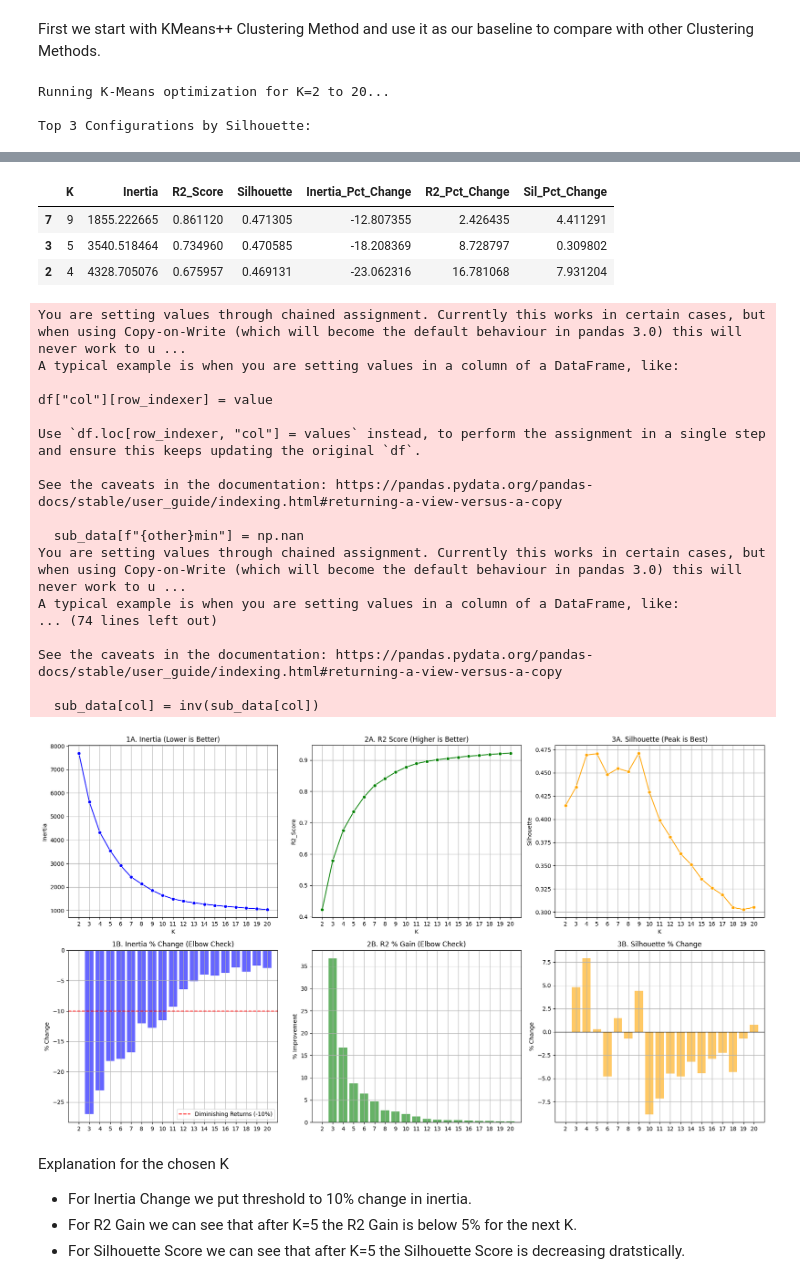
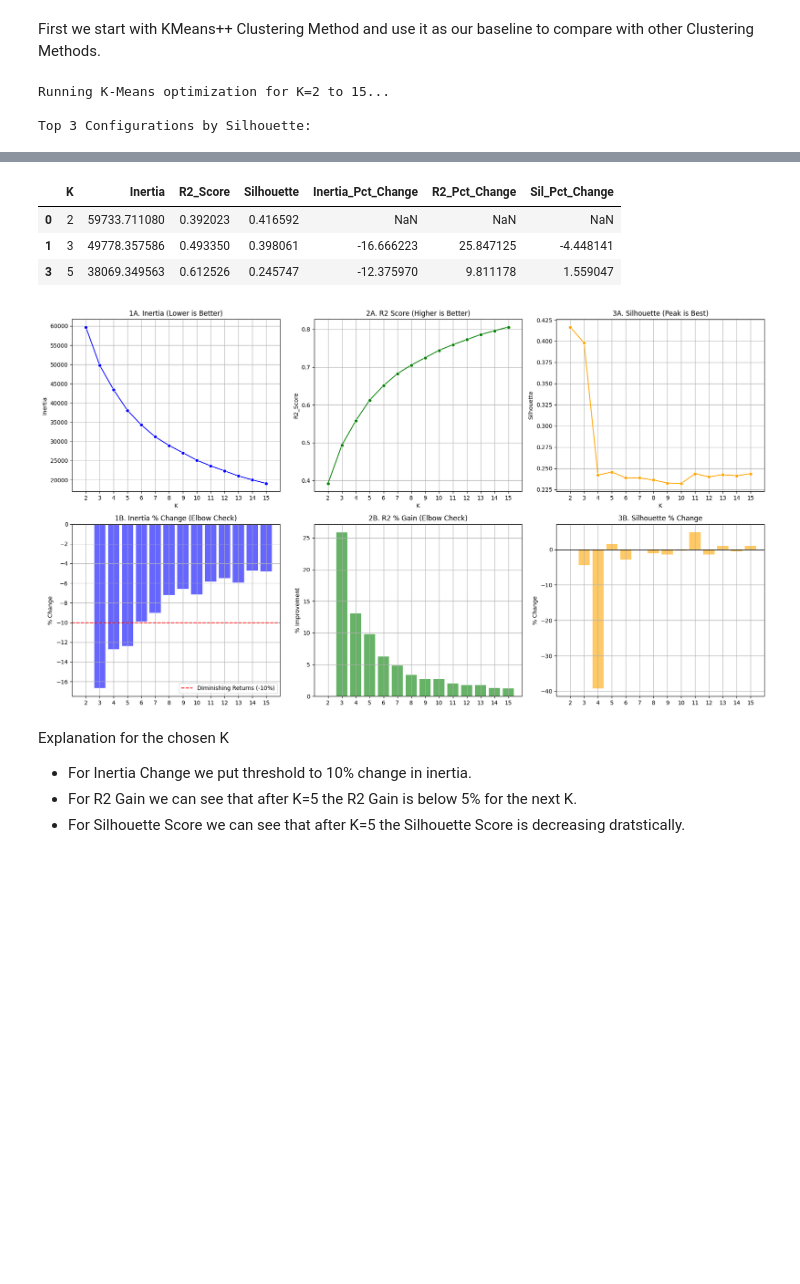
Before and after one commit to Mehmet1700/DataMining2025, a Jupyter notebook: notebooks_deliverable2/02_Clustering_Behavioral_updated.ipynb, the cells around one changed output, grey strips where cells are left out. Cells and saved outputs as stored; diff of their text form; code cells hidden in the pictures; blank space fills up the shorter version.

```diff
--- a/notebooks_deliverable2/02_Clustering_Behavioral_updated.ipynb
+++ b/notebooks_deliverable2/02_Clustering_Behavioral_updated.ipynb
@@ -138,13 +138,17 @@ behavioral_features = [
     'average_distance_per_flight',
     'total_distance',
     'points_redemption_ratio',
-    'IsActive',
     'CustomerTenureDays',
 
+
+]
+
+
+# Try out without one hot encoded features
     # One-hot encoded loyalty status
-    'LoyaltyStatus_Nova',
-    'LoyaltyStatus_Star'
-]
+    #'LoyaltyStatus_Nova'
+    #'LoyaltyStatus_Star'
+    # 'IsActive',
 # %%
 # Show the selected featurescustomers[preference_features].head()
 customers[behavioral_features].head()
@@ -238,7 +239,7 @@ First we start with KMeans++ Clustering Method and use it as our baseline to com
 # %%
 # --- K-Means Optimization with Gradients ---
 
-def optimize_kmeans_gradient(data, k_range=range(2, 21)):
+def optimize_kmeans_gradient(data, k_range=range(2, 16)):
     """
     Runs KMeans++ and calculates Inertia, R2, and Silhouette,
     PLUS their percentage changes (gradients) to find the Elbow.
@@ -279,7 +280,7 @@ def optimize_kmeans_gradient(data, k_range=range(2, 21)):
     return df
 
 # --- EXECUTION ---
-results_df = optimize_kmeans_gradient(df_behavioral, k_range=range(2, 21))
+results_df = optimize_kmeans_gradient(df_behavioral, k_range=range(2, 16))
 
 # Display Top Results (Sorted by Silhouette)
 print("\nTop 3 Configurations by Silhouette:")
@@ -354,6 +355,6 @@ axes[1,2].set_xlim(x_min, x_max) # <--- Align X-Axis
 plt.tight_layout()
 plt.show()
 # %% [output]
-Running K-Means optimization for K=2 to 20...
+Running K-Means optimization for K=2 to 15...
 
 Top 3 Configurations by Silhouette:
@@ -377,25 +361,8 @@ See the caveats in the documentation: https://pandas.pydata.org/pandas-docs/stab
 |  | K | Inertia | R2_Score | Silhouette | Inertia_Pct_Change | R2_Pct_Change | Sil_Pct_Change |
-| 7 | 9 | 1855.222665 | 0.861120 | 0.471305 | -12.807355 | 2.426435 | 4.411291 |
-| 3 | 5 | 3540.518464 | 0.734960 | 0.470585 | -18.208369 | 8.728797 | 0.309802 |
-| 2 | 4 | 4328.705076 | 0.675957 | 0.469131 | -23.062316 | 16.781068 | 7.931204 |
+| 0 | 2 | 59733.711080 | 0.392023 | 0.416592 | NaN | NaN | NaN |
+| 1 | 3 | 49778.357586 | 0.493350 | 0.398061 | -16.666223 | 25.847125 | -4.448141 |
+| 3 | 5 | 38069.349563 | 0.612526 | 0.245747 | -12.375970 | 9.811178 | 1.559047 |
-You are setting values through chained assignment. Currently this works in certain cases, but when using Copy-on-Write (which will become the default behaviour in pandas 3.0) this will never work to u ...
-A typical example is when you are setting values in a column of a DataFrame, like:
-
-df["col"][row_indexer] = value
-
-Use `df.loc[row_indexer, "col"] = values` instead, to perform the assignment in a single step and ensure this keeps updating the original `df`.
-
-See the caveats in the documentation: https://pandas.pydata.org/pandas-docs/stable/user_guide/indexing.html#returning-a-view-versus-a-copy
-
-  sub_data[f"{other}min"] = np.nan
-You are setting values through chained assignment. Currently this works in certain cases, but when using Copy-on-Write (which will become the default behaviour in pandas 3.0) this will never work to u ...
-A typical example is when you are setting values in a column of a DataFrame, like:
-... (74 lines left out)
-
-See the caveats in the documentation: https://pandas.pydata.org/pandas-docs/stable/user_guide/indexing.html#returning-a-view-versus-a-copy
-
-  sub_data[col] = inv(sub_data[col])
-[figure, old version]
+[figure, new version]
 # %% [markdown]
 Explanation for the chosen K
 
```
Also changed, not shown: parts of 18 cells of this notebook, 10 other files.
